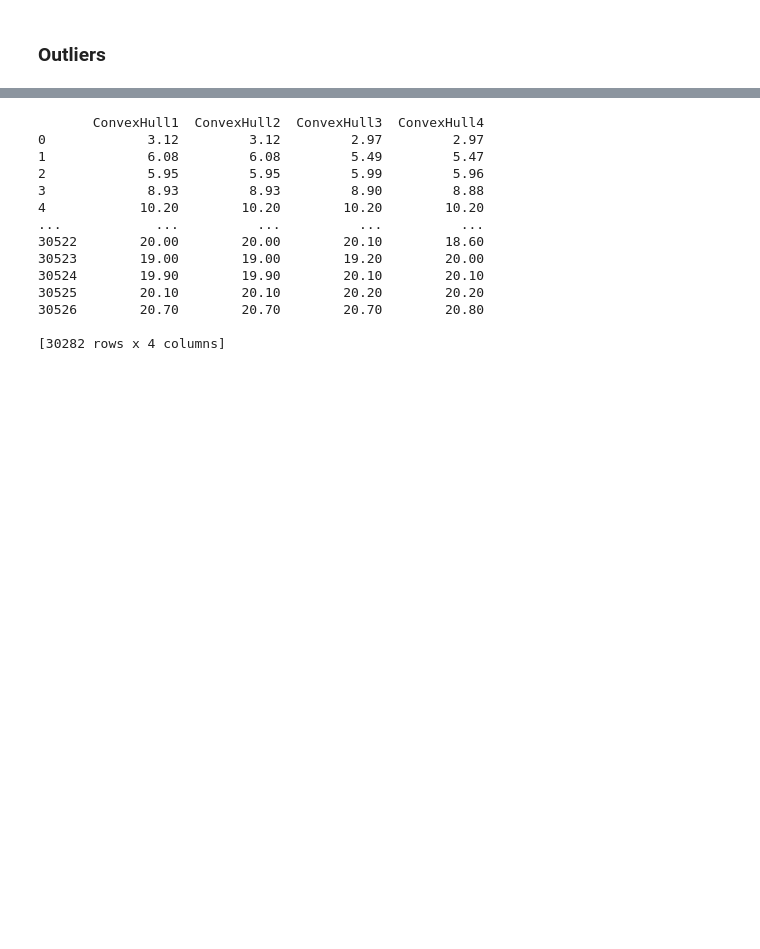
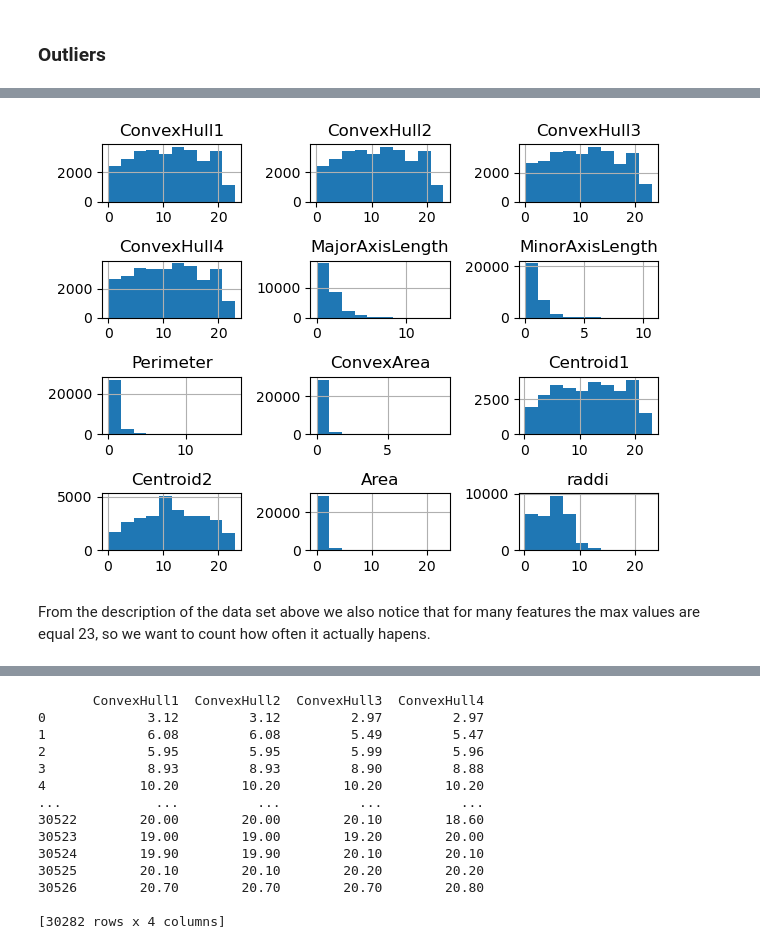
Before and after one commit to dabokva/ProjectML, a Jupyter notebook: documentation.ipynb, the cells around one changed output, grey strips where cells are left out. Cells and saved outputs as stored; diff of their text form; code cells hidden in the pictures; blank space fills up the shorter version.

```diff
--- a/documentation.ipynb
+++ b/documentation.ipynb
@@ -255,0 +268,8 @@ df.describe()
+# %%
+df.loc[:, df.columns[12:24]].hist()
+plt.tight_layout()
+plt.show()
+# %% [output]
+[figure, added]
+# %% [markdown]
+From the description of the data set above we also notice that for many features the max values are equal 23, so we want to count how often it actually hapens.
```
Also changed, not shown: parts of 64 cells of this notebook.
